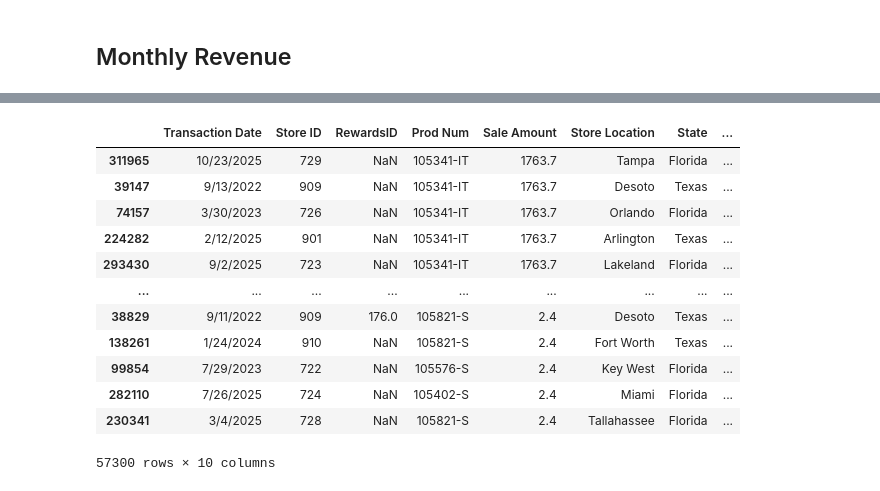
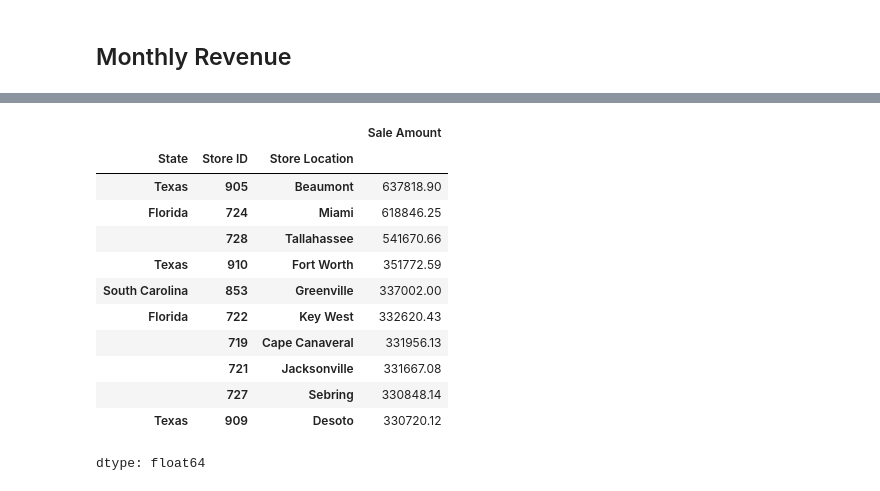
Before and after one commit to JulissaAlmaraz/Capstone_2, a Jupyter notebook: almarazflores_sales_analysis.ipynb, the cells around one changed output, grey strips where cells are left out. Drawn from its saved outputs; the diff is of its cells as text; code cells hidden in the pictures.

```diff
--- a/almarazflores_sales_analysis.ipynb
+++ b/almarazflores_sales_analysis.ipynb
@@ -197,22 +247,22 @@ monthly_revenue
 # %%
 sales_detail = pd.merge(
     store_sales,
     store_detail,
     on='Store ID')
 south_sales = sales_detail[sales_detail['Region'] == 'South']
-south_sales_sorted = south_sales.sort_values(by='Sale Amount', ascending=False)
-south_sales_sorted
+store_rankings = south_sales.groupby(['State', 'Store ID', 'Store Location'])['Sale Amount'].sum().sort_values(ascending=False)
+store_rankings.head(10)
 # %% [output]
-|  | Transaction Date | Store ID | RewardsID | Prod Num | Sale Amount | Store Location | State | ... |
-| 311965 | 10/23/2025 | 729 | NaN | 105341-IT | 1763.7 | Tampa | Florida | ... |
-| 39147 | 9/13/2022 | 909 | NaN | 105341-IT | 1763.7 | Desoto | Texas | ... |
-| 74157 | 3/30/2023 | 726 | NaN | 105341-IT | 1763.7 | Orlando | Florida | ... |
-| 224282 | 2/12/2025 | 901 | NaN | 105341-IT | 1763.7 | Arlington | Texas | ... |
-| 293430 | 9/2/2025 | 723 | NaN | 105341-IT | 1763.7 | Lakeland | Florida | ... |
-| ... | ... | ... | ... | ... | ... | ... | ... | ... |
-| 38829 | 9/11/2022 | 909 | 176.0 | 105821-S | 2.4 | Desoto | Texas | ... |
-| 138261 | 1/24/2024 | 910 | NaN | 105821-S | 2.4 | Fort Worth | Texas | ... |
-| 99854 | 7/29/2023 | 722 | NaN | 105576-S | 2.4 | Key West | Florida | ... |
-| 282110 | 7/26/2025 | 724 | NaN | 105402-S | 2.4 | Miami | Florida | ... |
-| 230341 | 3/4/2025 | 728 | NaN | 105821-S | 2.4 | Tallahassee | Florida | ... |
+|  |  |  | Sale Amount |
+| State | Store ID | Store Location |  |
+| Texas | 905 | Beaumont | 637818.90 |
+| Florida | 724 | Miami | 618846.25 |
+|  | 728 | Tallahassee | 541670.66 |
+| Texas | 910 | Fort Worth | 351772.59 |
+| South Carolina | 853 | Greenville | 337002.00 |
+| Florida | 722 | Key West | 332620.43 |
+|  | 719 | Cape Canaveral | 331956.13 |
+|  | 721 | Jacksonville | 331667.08 |
+|  | 727 | Sebring | 330848.14 |
+| Texas | 909 | Desoto | 330720.12 |
-57300 rows × 10 columns
+dtype: float64
```
Also changed, not shown: parts of 18 cells of this notebook, 5 other files.
